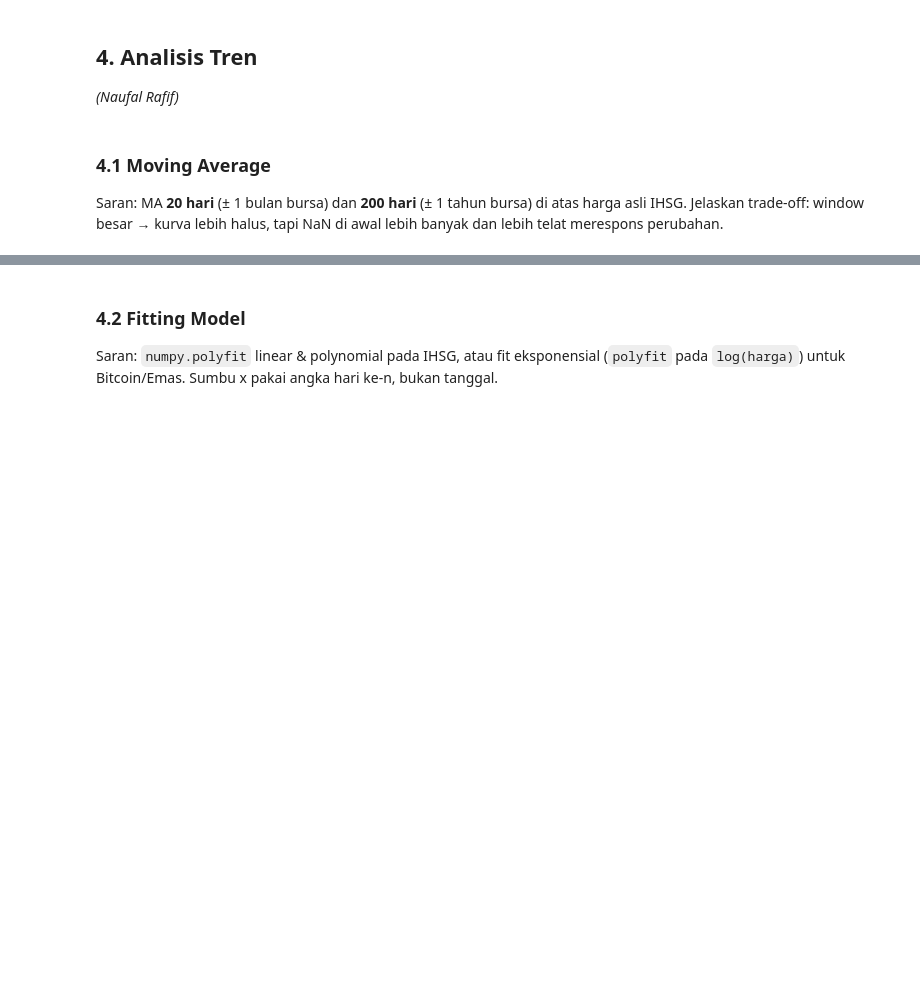
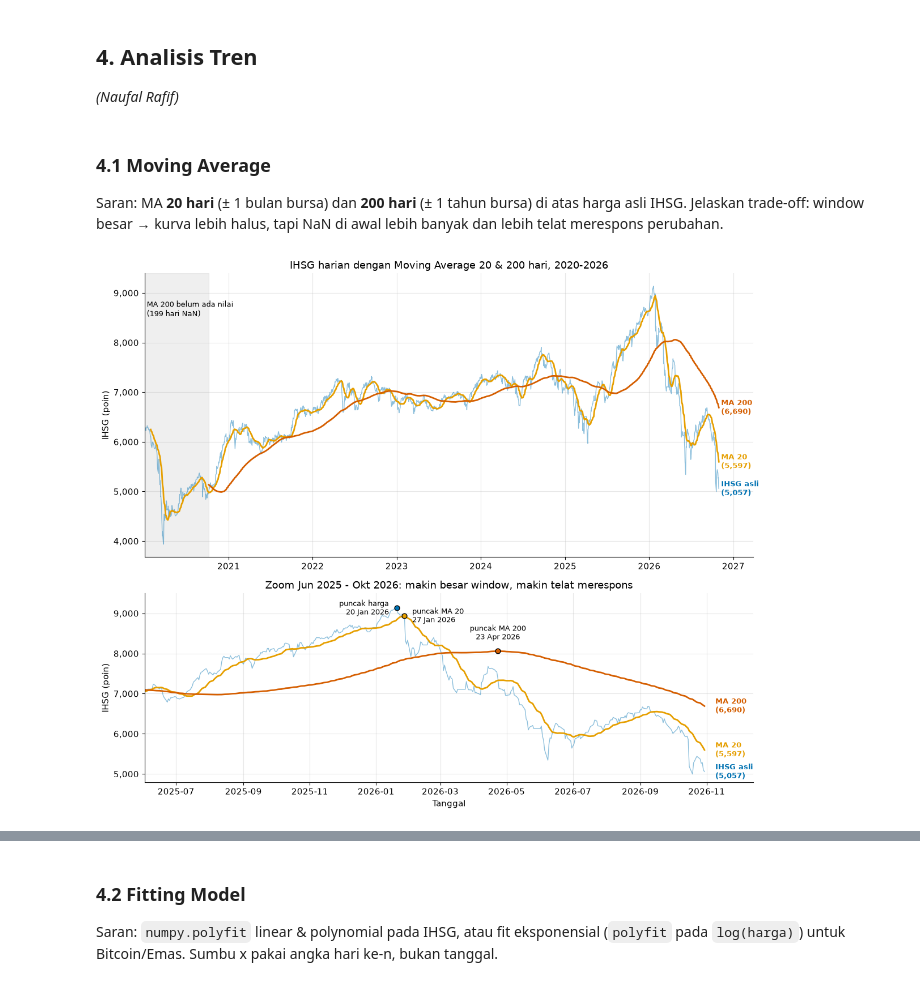
Before and after one commit to davuchrys/Visdat-Cihuy, a Jupyter notebook: notebook_timeseries.ipynb, the cells around one changed output, grey strips where cells are left out. Drawn from its saved outputs; the diff is of its cells as text; code cells hidden in the pictures; blank space fills up the shorter version.

```diff
--- a/notebook_timeseries.ipynb
+++ b/notebook_timeseries.ipynb
@@ -492,0 +491,53 @@ Saran: MA **20 hari** (± 1 bulan bursa) dan **200 hari** (± 1 tahun bursa) di
+# %%
+# Moving Average IHSG: window 20 hari (~1 bulan bursa) dan 200 hari (~1 tahun bursa)
+ihsg = close["IHSG"]
+WINDOW = {20: "#E69F00", 200: "#D55E00"}      # window -> warna (Okabe-Ito)
+ma = pd.DataFrame({w: ihsg.rolling(window=w).mean() for w in WINDOW})
+
+def plot_ma(ax, mulai=None):
+    harga, rata = ihsg[mulai:], ma[mulai:]
+    ax.plot(harga.index, harga, color=WARNA["IHSG"], lw=1, alpha=0.45)
+    for w, warna in WINDOW.items():
+        ax.plot(rata.index, rata[w], color=warna, lw=2)
+    # direct labeling di ujung kanan garis (tanpa legend)
+    ujung = harga.index[-1] + pd.Timedelta(days=10)
+    ax.text(ujung, harga.iloc[-1], f"IHSG asli\n({harga.iloc[-1]:,.0f})", color=WARNA["IHSG"],
+            va="center", fontsize=9, fontweight="bold")
+    for w, warna in WINDOW.items():
+        ax.text(ujung, rata[w].iloc[-1], f"MA {w}\n({rata[w].iloc[-1]:,.0f})", color=warna,
+                va="center", fontsize=9, fontweight="bold")
+    ax.set_ylabel("IHSG (poin)")
+    ax.yaxis.set_major_formatter(plt.FuncFormatter(lambda v, _: f"{v:,.0f}"))
+
+fig, (ax1, ax2) = plt.subplots(2, 1, figsize=(12, 10), gridspec_kw={"height_ratios": [3, 2]})
+
+# Panel atas: seluruh periode + daerah NaN MA 200 di awal data
+plot_ma(ax1)
+awal_ma200 = ma[200].first_valid_index()
+ax1.axvspan(ihsg.index[0], awal_ma200, color="grey", alpha=0.12)
+ax1.text(ihsg.index[0] + pd.Timedelta(days=10), ihsg.max() * 0.97,
+         f"MA 200 belum ada nilai\n({ma[200].isna().sum()} hari NaN)", fontsize=9, va="top")
+ax1.set_xlim(ihsg.index[0], ihsg.index[-1] + pd.Timedelta(days=150))
+ax1.set_title("IHSG harian dengan Moving Average 20 & 200 hari, 2020-2026")
+
+# Panel bawah: zoom puncak 2026 -> terlihat seberapa telat tiap MA mencapai puncaknya
+ZOOM = "2025-06"
+plot_ma(ax2, ZOOM)
+posisi_label = {"harga": (-10, 0, "right"), "MA 20": (10, 0, "left"), "MA 200": (0, 12, "center")}
+for seri, warna, nama in [(ihsg, WARNA["IHSG"], "harga"), (ma[20], WINDOW[20], "MA 20"),
+                          (ma[200], WINDOW[200], "MA 200")]:
+    t = seri[ZOOM:].idxmax()
+    dx, dy, ha = posisi_label[nama]
+    ax2.scatter([t], [seri[t]], color=warna, edgecolor="black", zorder=5, s=40)
+    ax2.annotate(f"puncak {nama}\n{t:%d %b %Y}", xy=(t, seri[t]), xytext=(dx, dy),
+                 textcoords="offset points", fontsize=9, ha=ha, va="bottom" if dy else "center")
+ax2.set_xlim(ihsg[ZOOM:].index[0], ihsg.index[-1] + pd.Timedelta(days=45))
+ax2.set_ylim(top=ihsg[ZOOM:].max() * 1.04)
+ax2.set_title("Zoom Jun 2025 - Okt 2026: makin besar window, makin telat merespons")
+ax2.set_xlabel("Tanggal")
+
+fig.tight_layout()
+simpan("05_moving_average_ihsg")
+plt.show()
+# %% [output]
+[figure, added]
```
Also changed, not shown: parts of 10 cells of this notebook, 6 other files.
